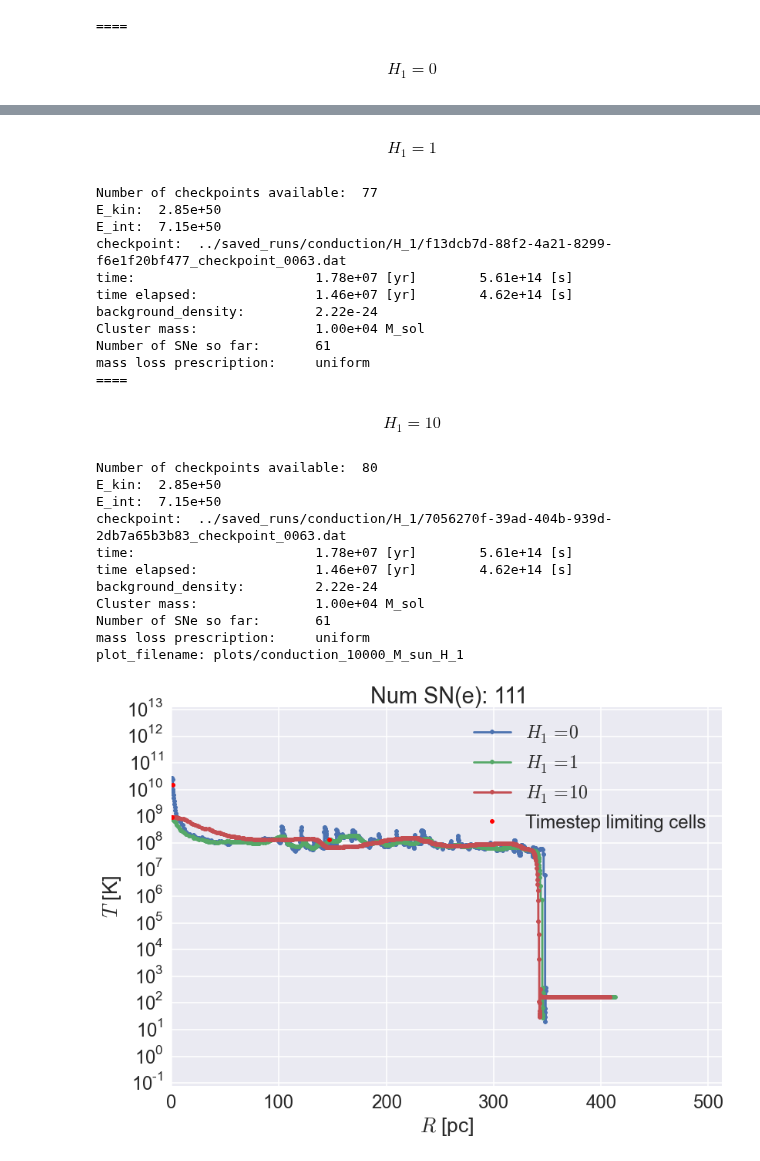
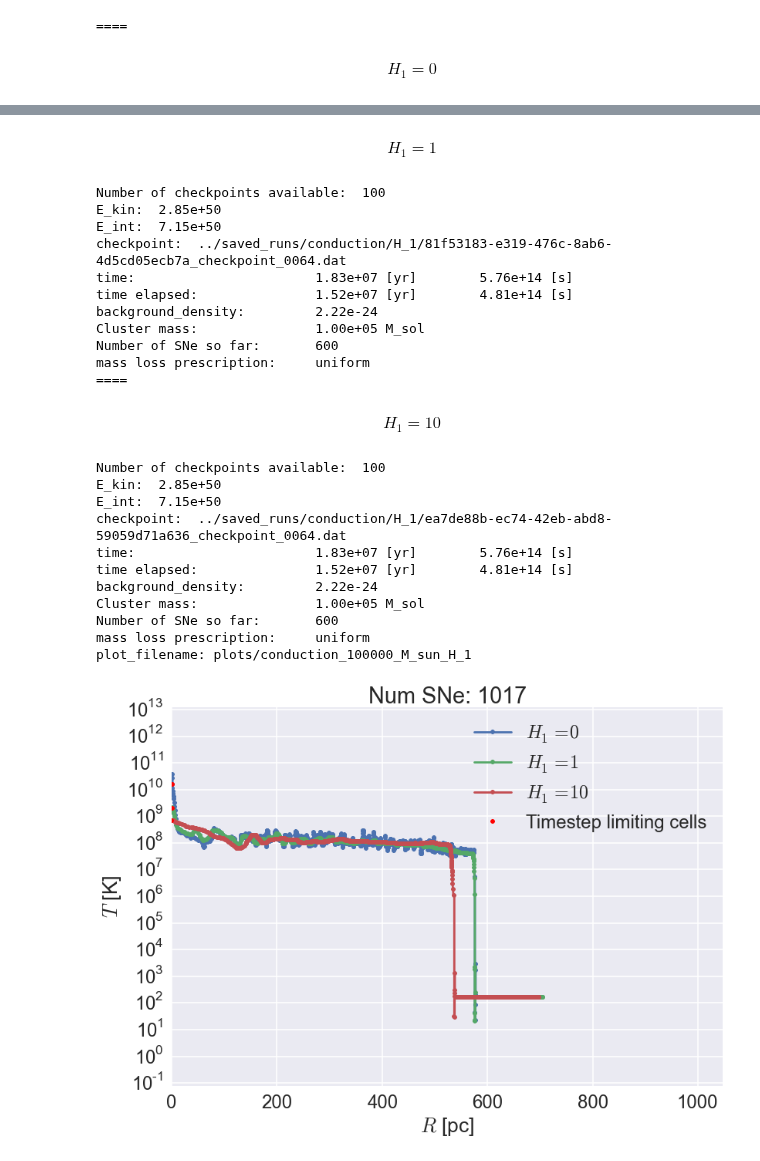
Before and after one commit to egentry/clustered_SNe, a Jupyter notebook: analysis/visualize.ipynb, the cells around one changed output, grey strips where cells are left out. Drawn from its saved outputs; the diff is of its cells as text; code cells hidden in the pictures.

```diff
--- a/analysis/visualize.ipynb
+++ b/analysis/visualize.ipynb
@@ -290,14 +290,14 @@ def conduction_comparisons(mass, H_0, data_dir, num_SNe=1):
                         os.path.basename(overview_filename).split("_")[0])
         if H_0 is True:
             labels = np.append(labels,
-                               label + r" = {0}$".format(int(overview.H_0)))
+                               label + r" = {0}$".format(int(overview.inputs.H_0)))
             conduction_values = np.append(conduction_values,
-                                          overview.H_0)
+                                          overview.inputs.H_0)
         else:
             labels = np.append(labels,
-                               label + r" = {0}$".format(int(overview.H_1)))
+                               label + r" = {0}$".format(int(overview.inputs.H_1)))
             conduction_values = np.append(conduction_values,
-                                          overview.H_1)
+                                          overview.inputs.H_1)
 
     if len(ids) == 0:
         print("No matching files found!")
@@ -337,7 +337,11 @@ def conduction_comparisons(mass, H_0, data_dir, num_SNe=1):
                         round(np.log10(last_run.df["Radius"].min()), 2)+1)
 
 
-        plt.title("Num SN(e): {0}".format(last_run.overview.num_SNe))
+        if last_run.overview.num_SNe == 1:
+            SN_or_SNe = "SN"
+        else:
+            SN_or_SNe = "SNe"
+        plt.title("Num " + SN_or_SNe + ": {0}".format(last_run.overview.num_SNe))
 
         plotter(last_run,
                 parse_results.checkpoint_filenames,
@@ -394,7 +398,7 @@ mass loss prescription:     uniform
 data_dir = "../saved_runs/conduction/H_1"
 H_0 = "H_0" in data_dir
 
-M_cluster = 10000 * M_solar
+M_cluster = 10**5 * M_solar
 
 conduction_comparisons(M_cluster,
                        H_0,
@@ -415,30 +419,30 @@ Number of SNe so far:       61
 mass loss prescription:     uniform
 ====
 $$H_1 = 1$$
-Number of checkpoints available:  77
+Number of checkpoints available:  100
 E_kin:  2.85e+50
 E_int:  7.15e+50
-checkpoint:  ../saved_runs/conduction/H_1/f13dcb7d-88f2-4a21-8299-f6e1f20bf477_checkpoint_0063.dat
-time:                       1.78e+07 [yr]        5.61e+14 [s]
-time elapsed:               1.46e+07 [yr]        4.62e+14 [s]
+checkpoint:  ../saved_runs/conduction/H_1/81f53183-e319-476c-8ab6-4d5cd05ecb7a_checkpoint_0064.dat
+time:                       1.83e+07 [yr]        5.76e+14 [s]
+time elapsed:               1.52e+07 [yr]        4.81e+14 [s]
 background_density:         2.22e-24
-Cluster mass:               1.00e+04 M_sol
-Number of SNe so far:       61
+Cluster mass:               1.00e+05 M_sol
+Number of SNe so far:       600
 mass loss prescription:     uniform
 ====
 $$H_1 = 10$$
-Number of checkpoints available:  80
+Number of checkpoints available:  100
 E_kin:  2.85e+50
 E_int:  7.15e+50
-checkpoint:  ../saved_runs/conduction/H_1/7056270f-39ad-404b-939d-2db7a65b3b83_checkpoint_0063.dat
-time:                       1.78e+07 [yr]        5.61e+14 [s]
-time elapsed:               1.46e+07 [yr]        4.62e+14 [s]
+checkpoint:  ../saved_runs/conduction/H_1/ea7de88b-ec74-42eb-abd8-59059d71a636_checkpoint_0064.dat
+time:                       1.83e+07 [yr]        5.76e+14 [s]
+time elapsed:               1.52e+07 [yr]        4.81e+14 [s]
 background_density:         2.22e-24
-Cluster mass:               1.00e+04 M_sol
-Number of SNe so far:       61
+Cluster mass:               1.00e+05 M_sol
+Number of SNe so far:       600
 mass loss prescription:     uniform
-plot_filename: plots/conduction_10000_M_sun_H_1
+plot_filename: plots/conduction_100000_M_sun_H_1
-[figure, old version]
+[figure, new version]
 # %%
 def parameter_study_wrapper(log_n, log_Z, T=1e4,
                             with_cooling=True):
```
Also changed, not shown: parts of 7 cells of this notebook, 2 other files.
